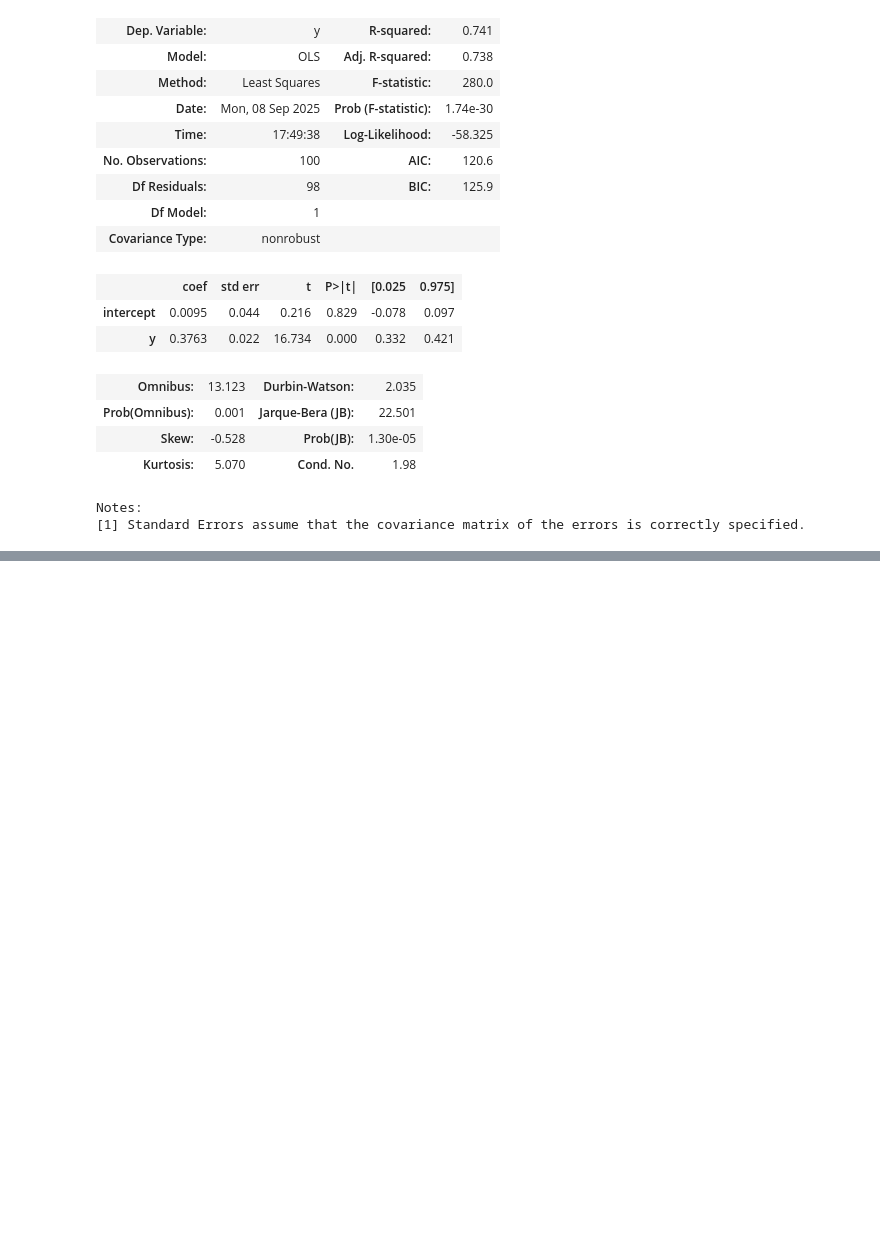
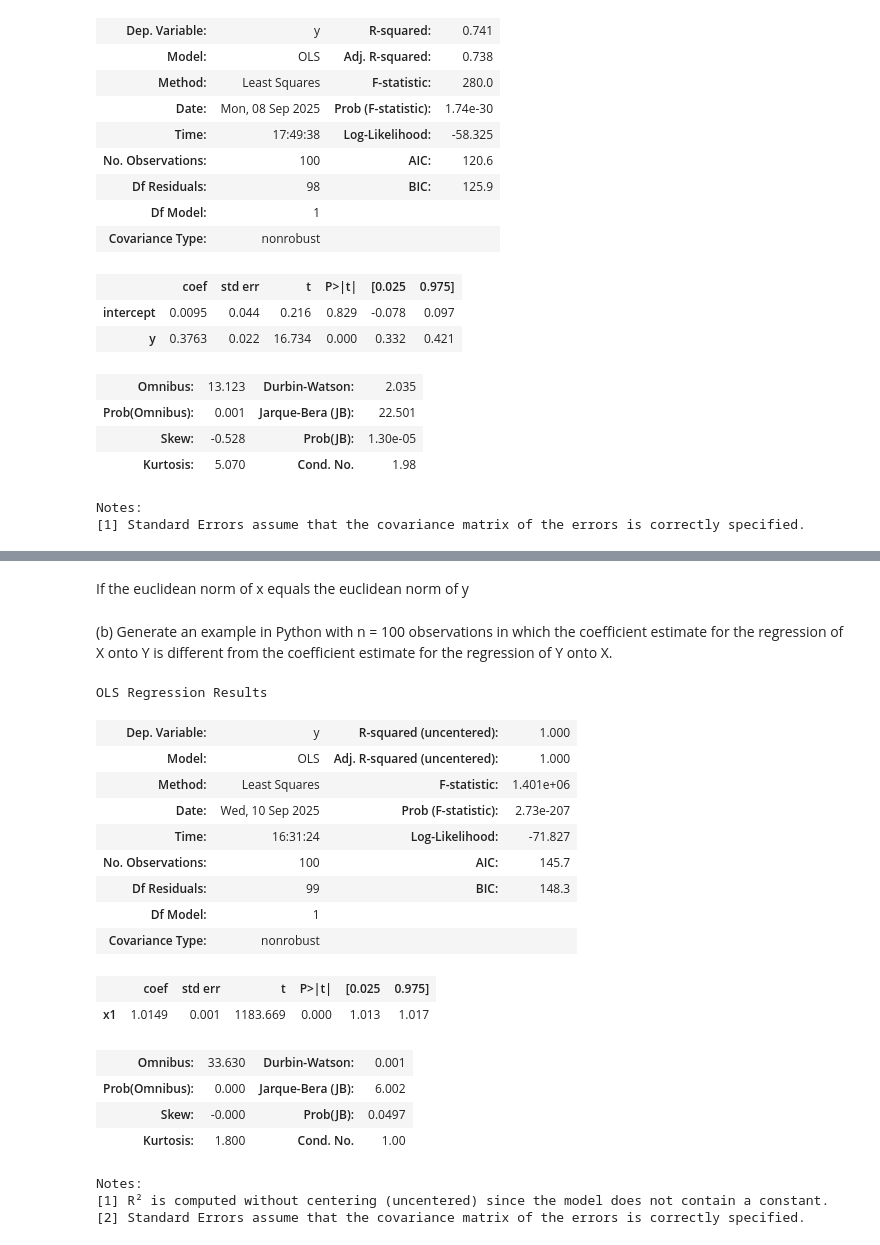
Before and after one commit to hinojosaad/islp, a Jupyter notebook: Chapter3/ch3.ipynb, the cells around one changed output, grey strips where cells are left out. Saved outputs shown, nothing was run; the diff lists cells and outputs as text; code cells hidden in the pictures; blank space fills up the shorter version.

```diff
--- a/Chapter3/ch3.ipynb
+++ b/Chapter3/ch3.ipynb
@@ -850,0 +860,33 @@ Notes:
+# %% [markdown]
+If the euclidean norm of x equals the euclidean norm of y
+# %% [markdown]
+(b) Generate an example in Python with n = 100 observations in
+which the coefficient estimate for the regression of X onto Y
+is different from the coefficient estimate for the regression of Y
+onto X.
+# %%
+x = np.arange(1,101)
+y = np.arange(2,102)
+model= sm.OLS(y,x)
+results = model.fit()
+results.summary()
+# %% [output]
+OLS Regression Results
+| Dep. Variable: | y | R-squared (uncentered): | 1.000 |
+| Model: | OLS | Adj. R-squared (uncentered): | 1.000 |
+| Method: | Least Squares | F-statistic: | 1.401e+06 |
+| Date: | Wed, 10 Sep 2025 | Prob (F-statistic): | 2.73e-207 |
+| Time: | 16:31:24 | Log-Likelihood: | -71.827 |
+| No. Observations: | 100 | AIC: | 145.7 |
+| Df Residuals: | 99 | BIC: | 148.3 |
+| Df Model: | 1 |  |  |
+| Covariance Type: | nonrobust |  |  |
+|  | coef | std err | t | P>|t| | [0.025 | 0.975] |
+| x1 | 1.0149 | 0.001 | 1183.669 | 0.000 | 1.013 | 1.017 |
+| Omnibus: | 33.630 | Durbin-Watson: | 0.001 |
+| Prob(Omnibus): | 0.000 | Jarque-Bera (JB): | 6.002 |
+| Skew: | -0.000 | Prob(JB): | 0.0497 |
+| Kurtosis: | 1.800 | Cond. No. | 1.00 |
+Notes:
+[1] R² is computed without centering (uncentered) since the model does not contain a constant.
+[2] Standard Errors assume that the covariance matrix of the errors is correctly specified.
```
Also changed, not shown: parts of 21 cells of this notebook.
